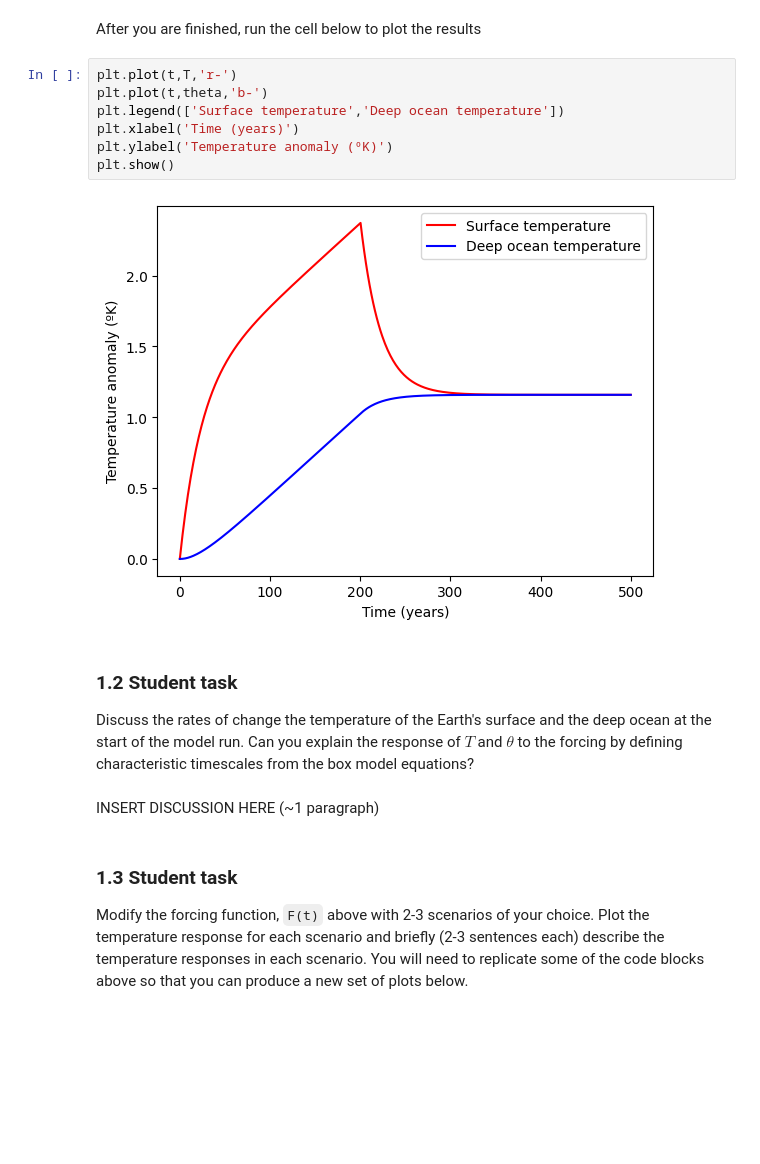
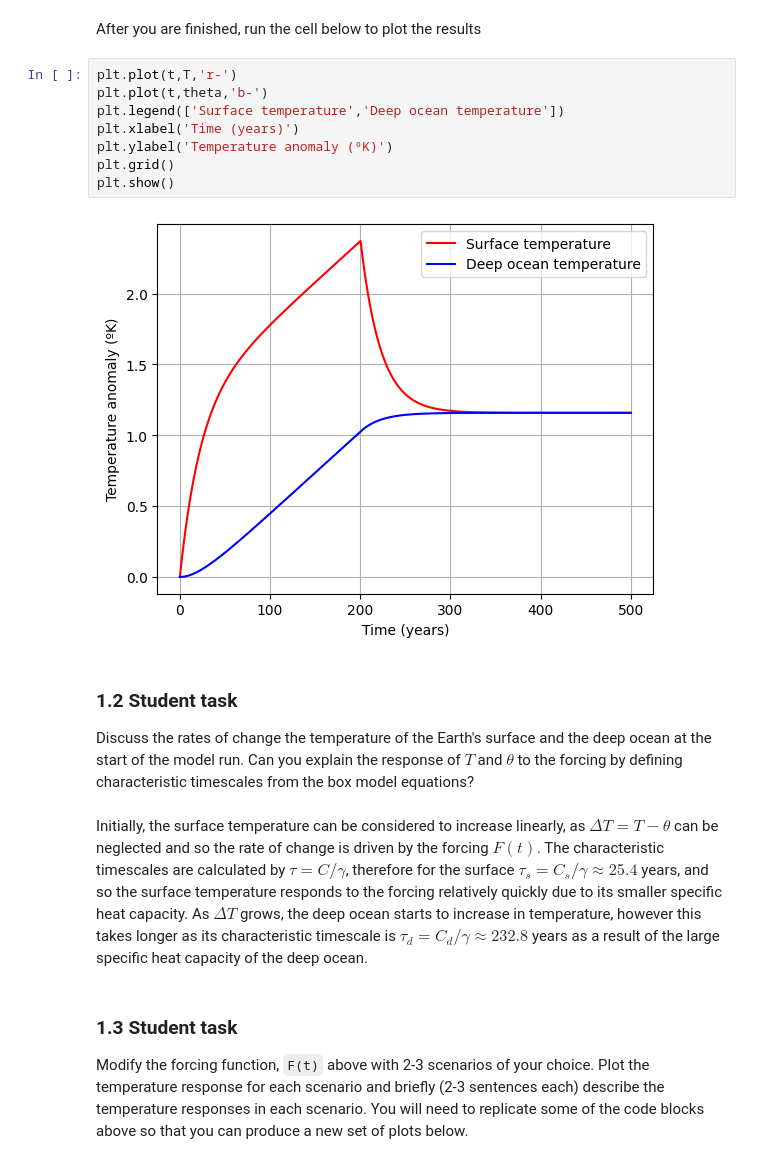
Before and after one commit to barneycevans/QCES, a Jupyter notebook: Project1_numerical_methods.ipynb, the cells around one changed output. Saved outputs shown, nothing was run; the diff lists cells and outputs as text; blank space fills up the shorter version.

```diff
--- a/Project1_numerical_methods.ipynb
+++ b/Project1_numerical_methods.ipynb
@@ -70,18 +70,19 @@ After you are finished, run the cell below to plot the results
 # %%
 plt.plot(t,T,'r-')
 plt.plot(t,theta,'b-')
 plt.legend(['Surface temperature','Deep ocean temperature'])
 plt.xlabel('Time (years)')
 plt.ylabel('Temperature anomaly (ºK)')
+plt.grid()
 plt.show()
 # %% [output]
-[figure, old version]
+[figure, new version]
 # %% [markdown]
 ### 1.2 Student task
 <a id='section1pt2'></a>
 Discuss the rates of change the temperature of the Earth's surface and the deep ocean at the start of the model run.  Can you explain the response of $T$ and $\theta$ to the forcing by defining characteristic timescales from the box model equations?
-# %% [markdown]
-INSERT DISCUSSION HERE (~1 paragraph)
+# %% [markdown]
+Initially, the surface temperature can be considered to increase linearly, as $\Delta T = T-\theta$ can be neglected and so the rate of change is driven by the forcing $F(t)$. The characteristic timescales are calculated by $\tau = {C}/{\gamma}$, therefore for the surface $\tau_{s} = {C_{s}/{\gamma} ≈ 25.4}$ years, and so the surface temperature responds to the forcing relatively quickly due to its smaller specific heat capacity. As $\Delta T$ grows, the deep ocean starts to increase in temperature, however this takes longer as its characteristic timescale is ${\tau_{d} = {C_{d}}/{\gamma} ≈ 232.8}$ years as a result of the large specific heat capacity of the deep ocean.
 # %% [markdown]
 ### 1.3 Student task
 <a id='section1pt3'></a>
```
Also changed, not shown: parts of 20 cells of this notebook.
